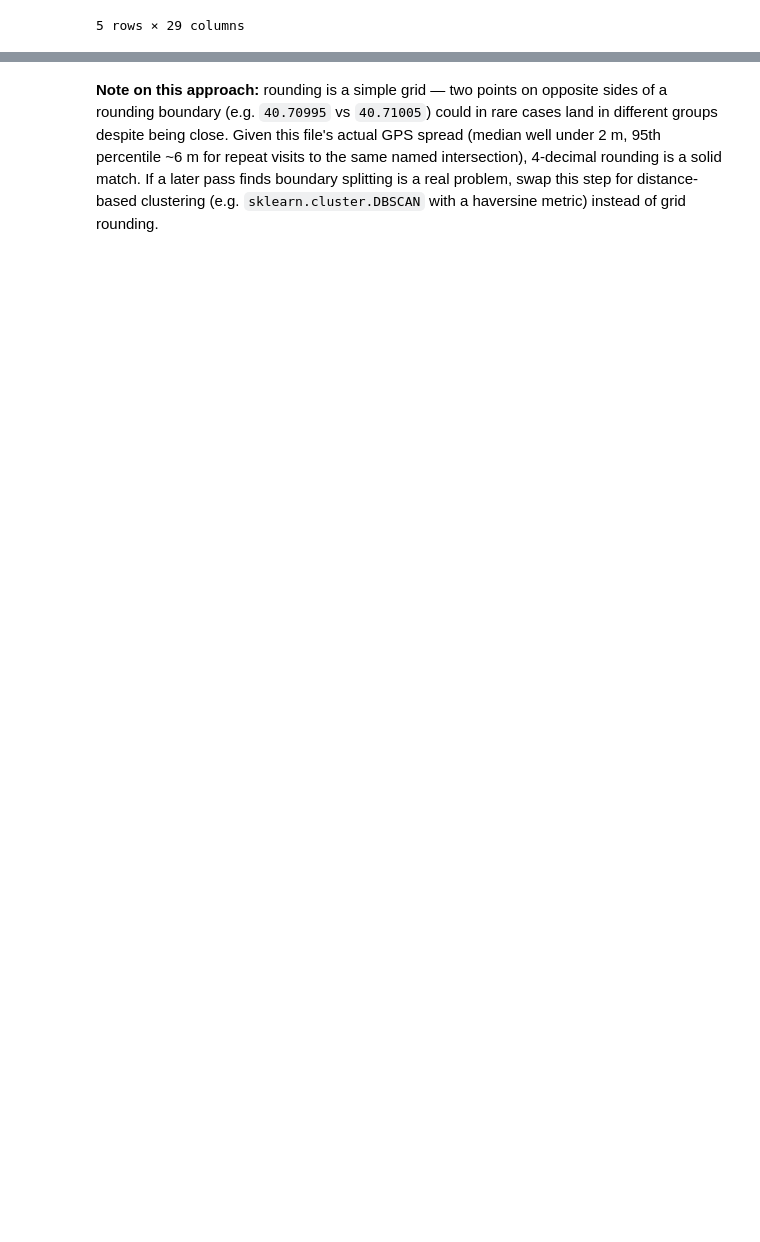
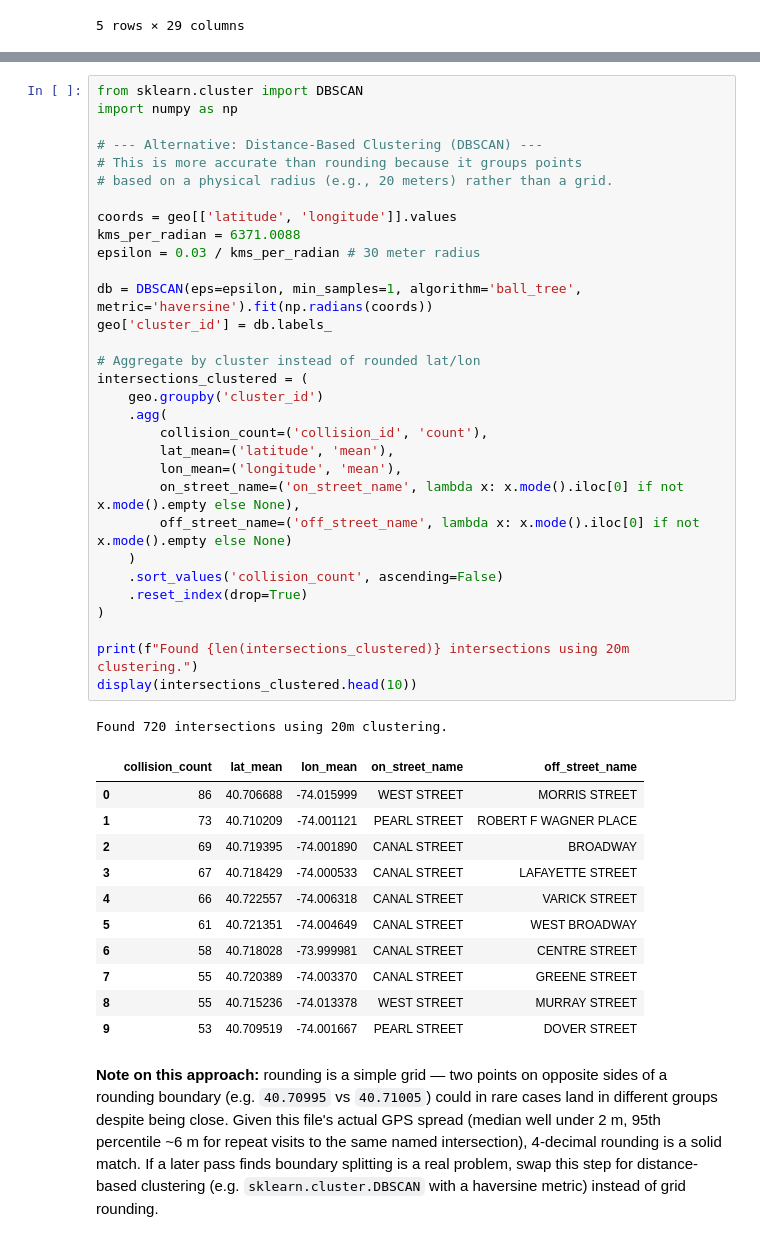
Before and after one commit to ManhattanCB01-nyc/CrashVehiclesDataPipeline, a Jupyter notebook: intersection_collision_counts.ipynb, the cells around one changed output, grey strips where cells are left out. Drawn from its saved outputs; the diff is of its cells as text; blank space fills up the shorter version.

```diff
--- a/intersection_collision_counts.ipynb
+++ b/intersection_collision_counts.ipynb
@@ -129,6 +129,50 @@ intersections.head(20)
 | 17 | 40.7220 | -74.0082 | 27 | HUDSON STREET | LAIGHT STREET |
 | 18 | 40.7156 | -74.0030 | 25 | LAFAYETTE STREET | WORTH STREET |
 | 19 | 40.7176 | -73.9993 | 23 | CANAL STREET | BAXTER STREET |
+# %%
+from sklearn.cluster import DBSCAN
+import numpy as np
+
+# --- Alternative: Distance-Based Clustering (DBSCAN) ---
+# This is more accurate than rounding because it groups points
+# based on a physical radius (e.g., 20 meters) rather than a grid.
+
+coords = geo[['latitude', 'longitude']].values
+kms_per_radian = 6371.0088
+epsilon = 0.03 / kms_per_radian # 30 meter radius
+
+db = DBSCAN(eps=epsilon, min_samples=1, algorithm='ball_tree', metric='haversine').fit(np.radians(coords))
+geo['cluster_id'] = db.labels_
+
+# Aggregate by cluster instead of rounded lat/lon
+intersections_clustered = (
+    geo.groupby('cluster_id')
+    .agg(
+        collision_count=('collision_id', 'count'),
+        lat_mean=('latitude', 'mean'),
+        lon_mean=('longitude', 'mean'),
+        on_street_name=('on_street_name', lambda x: x.mode().iloc[0] if not x.mode().empty else None),
+        off_street_name=('off_street_name', lambda x: x.mode().iloc[0] if not x.mode().empty else None)
+    )
+    .sort_values('collision_count', ascending=False)
+    .reset_index(drop=True)
+)
+
+print(f"Found {len(intersections_clustered)} intersections using 20m clustering.")
+display(intersections_clustered.head(10))
+# %% [output]
+Found 720 intersections using 20m clustering.
+|  | collision_count | lat_mean | lon_mean | on_street_name | off_street_name |
+| 0 | 86 | 40.706688 | -74.015999 | WEST STREET | MORRIS STREET |
+| 1 | 73 | 40.710209 | -74.001121 | PEARL STREET | ROBERT F WAGNER PLACE |
+| 2 | 69 | 40.719395 | -74.001890 | CANAL STREET | BROADWAY |
+| 3 | 67 | 40.718429 | -74.000533 | CANAL STREET | LAFAYETTE STREET |
+| 4 | 66 | 40.722557 | -74.006318 | CANAL STREET | VARICK STREET |
+| 5 | 61 | 40.721351 | -74.004649 | CANAL STREET | WEST BROADWAY |
+| 6 | 58 | 40.718028 | -73.999981 | CANAL STREET | CENTRE STREET |
+| 7 | 55 | 40.720389 | -74.003370 | CANAL STREET | GREENE STREET |
+| 8 | 55 | 40.715236 | -74.013378 | WEST STREET | MURRAY STREET |
+| 9 | 53 | 40.709519 | -74.001667 | PEARL STREET | DOVER STREET |
 # %% [markdown]
 **Note on this approach:** rounding is a simple grid — two points on opposite
 sides of a rounding boundary (e.g. `40.70995` vs `40.71005`) could in rare
```
Also changed, not shown: parts of 8 cells of this notebook.
